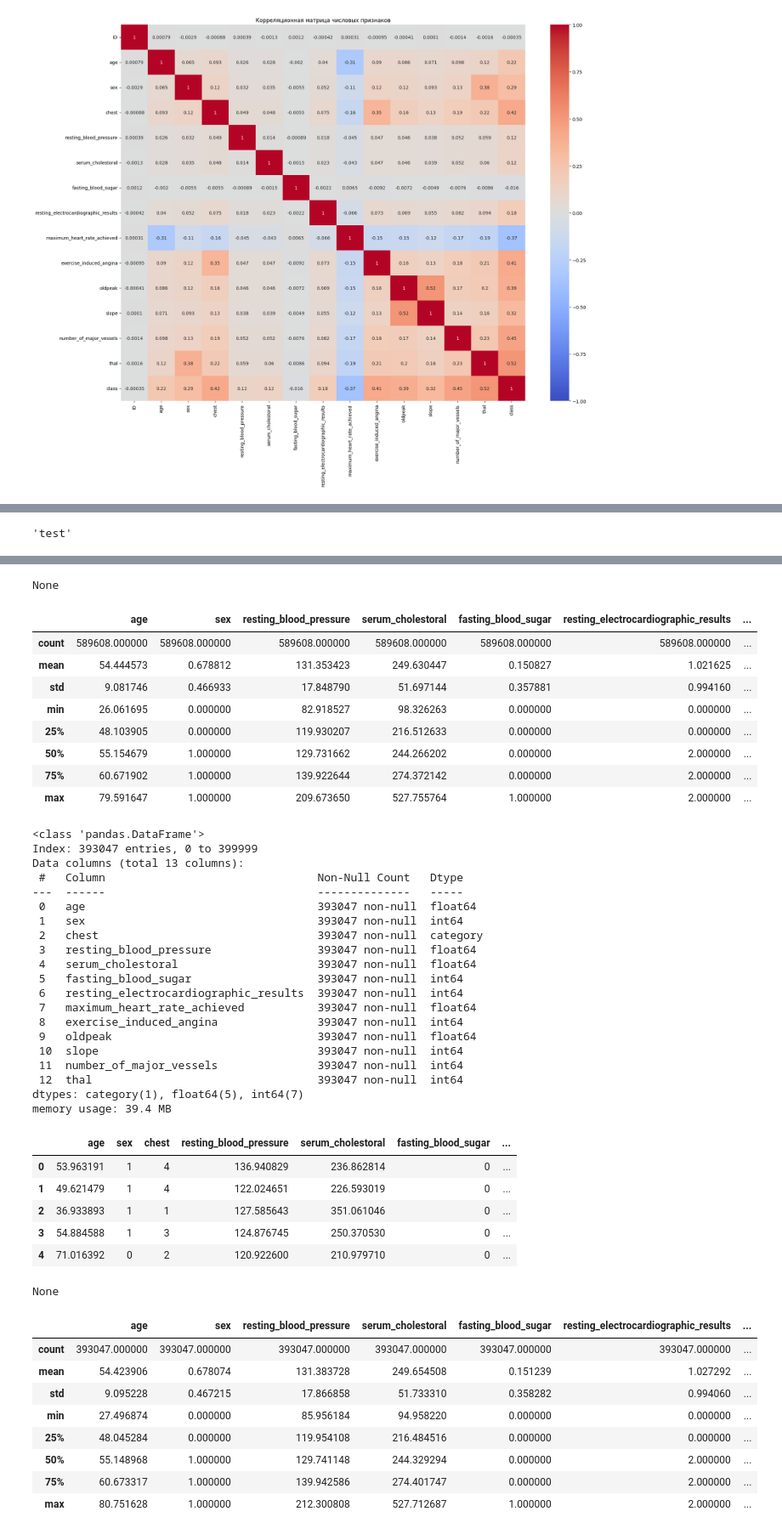
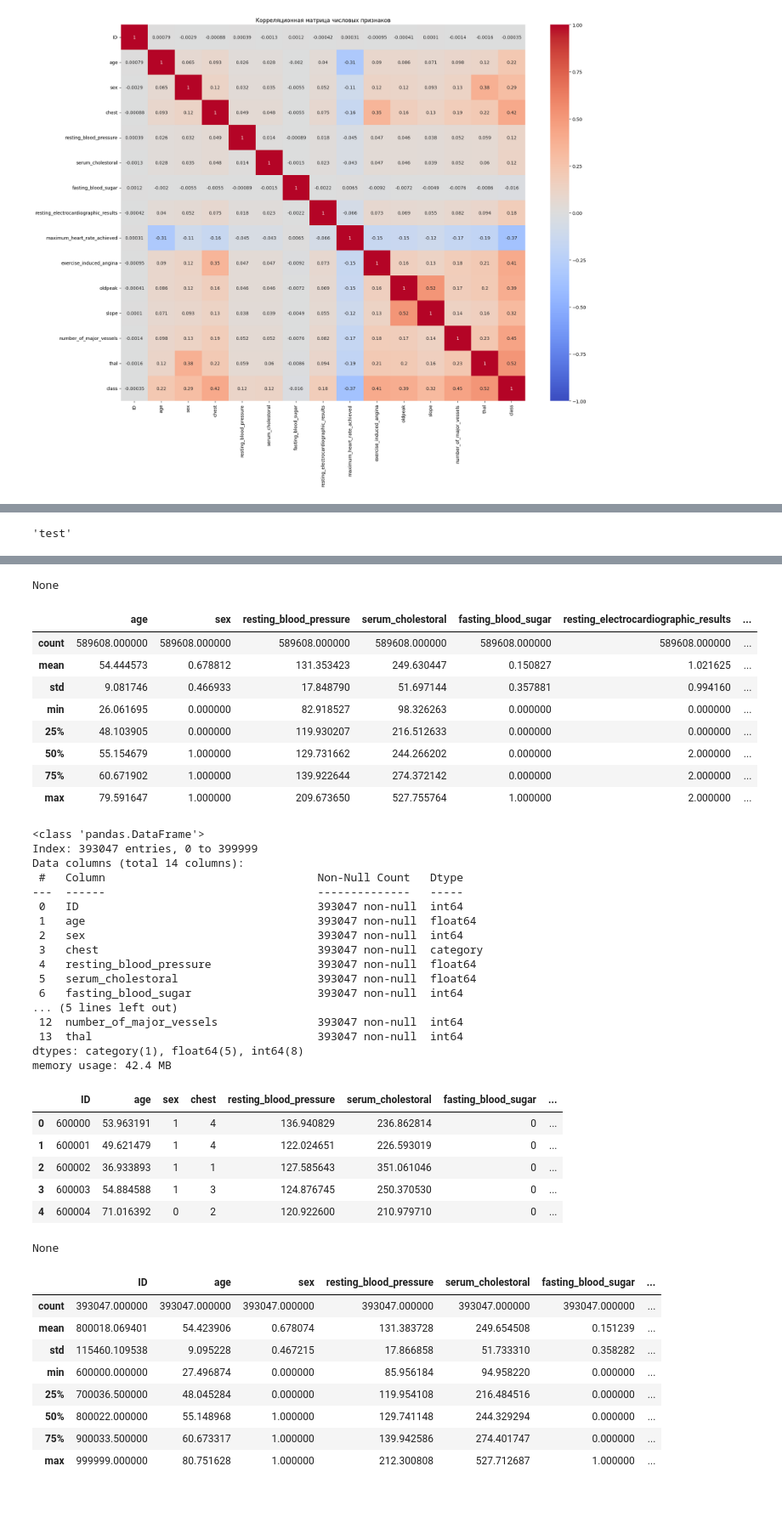
Before and after one commit to KonstGen921/sf_data_science, a Jupyter notebook: tasks/DL_PJ.ipynb, the cells around one changed output, grey strips where cells are left out. Shown at 85% size. Drawn from its saved outputs; the diff is of its cells as text; code cells hidden in the pictures; blank space fills up the shorter version.

```diff
--- a/tasks/DL_PJ.ipynb
+++ b/tasks/DL_PJ.ipynb
@@ -195,7 +195,7 @@ df_test_1 = df_test.copy()
 # 3. Предобработка данных
 # удалим столбец id, так как он не несет полезной информации для модели
 df_train_1 = df_train_1.drop('ID', axis=1)
-df_test_1 = df_test_1.drop('ID', axis=1)
+
 
 # приведем в порядок столбец chest так как в нем должны быть категории 1 2 3 4 int
 
@@ -264,65 +265,62 @@ Data columns (total 14 columns):
  2   chest                                 589608 non-null  category
  3   resting_blood_pressure                589608 non-null  float64
  4   serum_cholestoral                     589608 non-null  float64
  5   fasting_blood_sugar                   589608 non-null  int64
  6   resting_electrocardiographic_results  589608 non-null  int64
 ... (5 lines left out)
  12  thal                                  589608 non-null  int64
  13  class                                 589608 non-null  int64
 dtypes: category(1), float64(5), int64(8)
 memory usage: 63.5 MB
 |  | age | sex | chest | resting_blood_pressure | serum_cholestoral | fasting_blood_sugar | ... |
 | 0 | 49.207124 | 0 | 4 | 162.996167 | 181.108682 | 0 | ... |
 | 1 | 53.628425 | 1 | 2 | 130.233730 | 276.474630 | 0 | ... |
 | 2 | 49.591426 | 1 | 4 | 146.999012 | 223.300517 | 1 | ... |
 | 3 | 58.991445 | 1 | 4 | 112.369143 | 187.245501 | 0 | ... |
 | 4 | 51.053602 | 1 | 2 | 138.032047 | 238.482868 | 0 | ... |
 None
 |  | age | sex | resting_blood_pressure | serum_cholestoral | fasting_blood_sugar | resting_electrocardiographic_results | ... |
 | count | 589608.000000 | 589608.000000 | 589608.000000 | 589608.000000 | 589608.000000 | 589608.000000 | ... |
 | mean | 54.444573 | 0.678812 | 131.353423 | 249.630447 | 0.150827 | 1.021625 | ... |
 | std | 9.081746 | 0.466933 | 17.848790 | 51.697144 | 0.357881 | 0.994160 | ... |
 | min | 26.061695 | 0.000000 | 82.918527 | 98.326263 | 0.000000 | 0.000000 | ... |
 | 25% | 48.103905 | 0.000000 | 119.930207 | 216.512633 | 0.000000 | 0.000000 | ... |
 | 50% | 55.154679 | 1.000000 | 129.731662 | 244.266202 | 0.000000 | 2.000000 | ... |
 | 75% | 60.671902 | 1.000000 | 139.922644 | 274.372142 | 0.000000 | 2.000000 | ... |
 | max | 79.591647 | 1.000000 | 209.673650 | 527.755764 | 1.000000 | 2.000000 | ... |
 <class 'pandas.DataFrame'>
 Index: 393047 entries, 0 to 399999
-Data columns (total 13 columns):
+Data columns (total 14 columns):
  #   Column                                Non-Null Count   Dtype
 ---  ------                                --------------   -----
- 0   age                                   393047 non-null  float64
- 1   sex                                   393047 non-null  int64
- 2   chest                                 393047 non-null  category
- 3   resting_blood_pressure                393047 non-null  float64
- 4   serum_cholestoral                     393047 non-null  float64
- 5   fasting_blood_sugar                   393047 non-null  int64
- 6   resting_electrocardiographic_results  393047 non-null  int64
- 7   maximum_heart_rate_achieved           393047 non-null  float64
- 8   exercise_induced_angina               393047 non-null  int64
- 9   oldpeak                               393047 non-null  float64
- 10  slope                                 393047 non-null  int64
- 11  number_of_major_vessels               393047 non-null  int64
- 12  thal                                  393047 non-null  int64
-dtypes: category(1), float64(5), int64(7)
-memory usage: 39.4 MB
+ 0   ID                                    393047 non-null  int64
+ 1   age                                   393047 non-null  float64
+ 2   sex                                   393047 non-null  int64
+ 3   chest                                 393047 non-null  category
+ 4   resting_blood_pressure                393047 non-null  float64
+ 5   serum_cholestoral                     393047 non-null  float64
+ 6   fasting_blood_sugar                   393047 non-null  int64
+... (5 lines left out)
+ 12  number_of_major_vessels               393047 non-null  int64
+ 13  thal                                  393047 non-null  int64
+dtypes: category(1), float64(5), int64(8)
+memory usage: 42.4 MB
-|  | age | sex | chest | resting_blood_pressure | serum_cholestoral | fasting_blood_sugar | ... |
-| 0 | 53.963191 | 1 | 4 | 136.940829 | 236.862814 | 0 | ... |
-| 1 | 49.621479 | 1 | 4 | 122.024651 | 226.593019 | 0 | ... |
-| 2 | 36.933893 | 1 | 1 | 127.585643 | 351.061046 | 0 | ... |
-| 3 | 54.884588 | 1 | 3 | 124.876745 | 250.370530 | 0 | ... |
-| 4 | 71.016392 | 0 | 2 | 120.922600 | 210.979710 | 0 | ... |
+|  | ID | age | sex | chest | resting_blood_pressure | serum_cholestoral | fasting_blood_sugar | ... |
+| 0 | 600000 | 53.963191 | 1 | 4 | 136.940829 | 236.862814 | 0 | ... |
+| 1 | 600001 | 49.621479 | 1 | 4 | 122.024651 | 226.593019 | 0 | ... |
+| 2 | 600002 | 36.933893 | 1 | 1 | 127.585643 | 351.061046 | 0 | ... |
+| 3 | 600003 | 54.884588 | 1 | 3 | 124.876745 | 250.370530 | 0 | ... |
+| 4 | 600004 | 71.016392 | 0 | 2 | 120.922600 | 210.979710 | 0 | ... |
 None
-|  | age | sex | resting_blood_pressure | serum_cholestoral | fasting_blood_sugar | resting_electrocardiographic_results | ... |
+|  | ID | age | sex | resting_blood_pressure | serum_cholestoral | fasting_blood_sugar | ... |
 | count | 393047.000000 | 393047.000000 | 393047.000000 | 393047.000000 | 393047.000000 | 393047.000000 | ... |
-| mean | 54.423906 | 0.678074 | 131.383728 | 249.654508 | 0.151239 | 1.027292 | ... |
-| std | 9.095228 | 0.467215 | 17.866858 | 51.733310 | 0.358282 | 0.994060 | ... |
-| min | 27.496874 | 0.000000 | 85.956184 | 94.958220 | 0.000000 | 0.000000 | ... |
-| 25% | 48.045284 | 0.000000 | 119.954108 | 216.484516 | 0.000000 | 0.000000 | ... |
-| 50% | 55.148968 | 1.000000 | 129.741148 | 244.329294 | 0.000000 | 2.000000 | ... |
-| 75% | 60.673317 | 1.000000 | 139.942586 | 274.401747 | 0.000000 | 2.000000 | ... |
-| max | 80.751628 | 1.000000 | 212.300808 | 527.712687 | 1.000000 | 2.000000 | ... |
+| mean | 800018.069401 | 54.423906 | 0.678074 | 131.383728 | 249.654508 | 0.151239 | ... |
+| std | 115460.109538 | 9.095228 | 0.467215 | 17.866858 | 51.733310 | 0.358282 | ... |
+| min | 600000.000000 | 27.496874 | 0.000000 | 85.956184 | 94.958220 | 0.000000 | ... |
+| 25% | 700036.500000 | 48.045284 | 0.000000 | 119.954108 | 216.484516 | 0.000000 | ... |
+| 50% | 800022.000000 | 55.148968 | 1.000000 | 129.741148 | 244.329294 | 0.000000 | ... |
+| 75% | 900033.500000 | 60.673317 | 1.000000 | 139.942586 | 274.401747 | 0.000000 | ... |
+| max | 999999.000000 | 80.751628 | 1.000000 | 212.300808 | 527.712687 | 1.000000 | ... |
 # %%
 # делаем one-hot encoding для категориальных признаков
 cat_coll = ['sex','chest','fasting_blood_sugar','resting_electrocardiographic_results','exercise_induced_angina','slope','number_of_major_vessels','thal']
```
Also changed, not shown: parts of 7 cells of this notebook, 4 other files.
